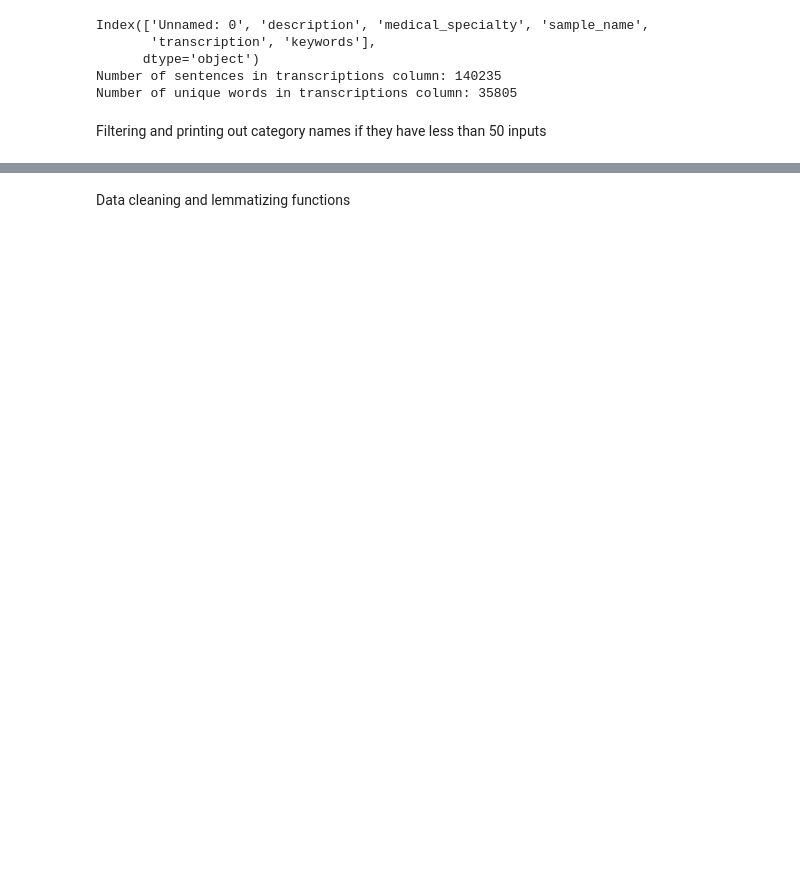
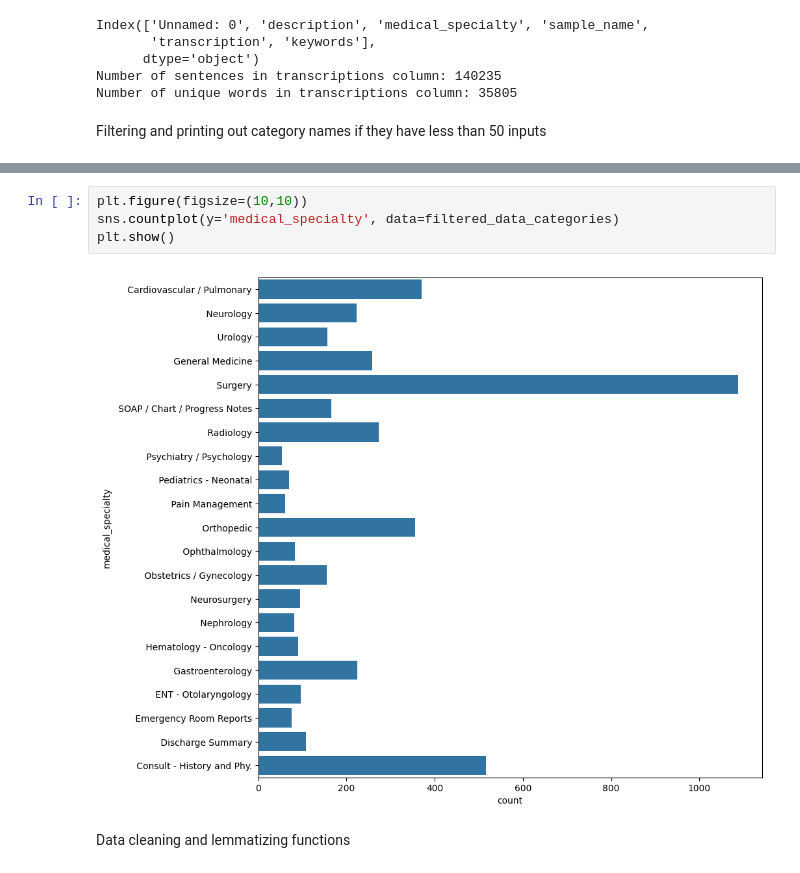
Before and after one commit to pelinbalkaya/medicalTextClassificationExercise, a Jupyter notebook: medicalTextClassification.ipynb, the cells around one changed output, grey strips where cells are left out. Drawn from its saved outputs; the diff is of its cells as text; blank space fills up the shorter version.

```diff
--- a/medicalTextClassification.ipynb
+++ b/medicalTextClassification.ipynb
@@ -116,3 +118,9 @@ Cat:21  Urology : 156
+# %%
+plt.figure(figsize=(10,10))
+sns.countplot(y='medical_specialty', data=filtered_data_categories)
+plt.show()
+# %% [output]
+[figure, added]
 # %% [markdown]
 Data cleaning and lemmatizing functions
 # %%
```
Also changed, not shown: parts of 19 cells of this notebook, 1 other file.
